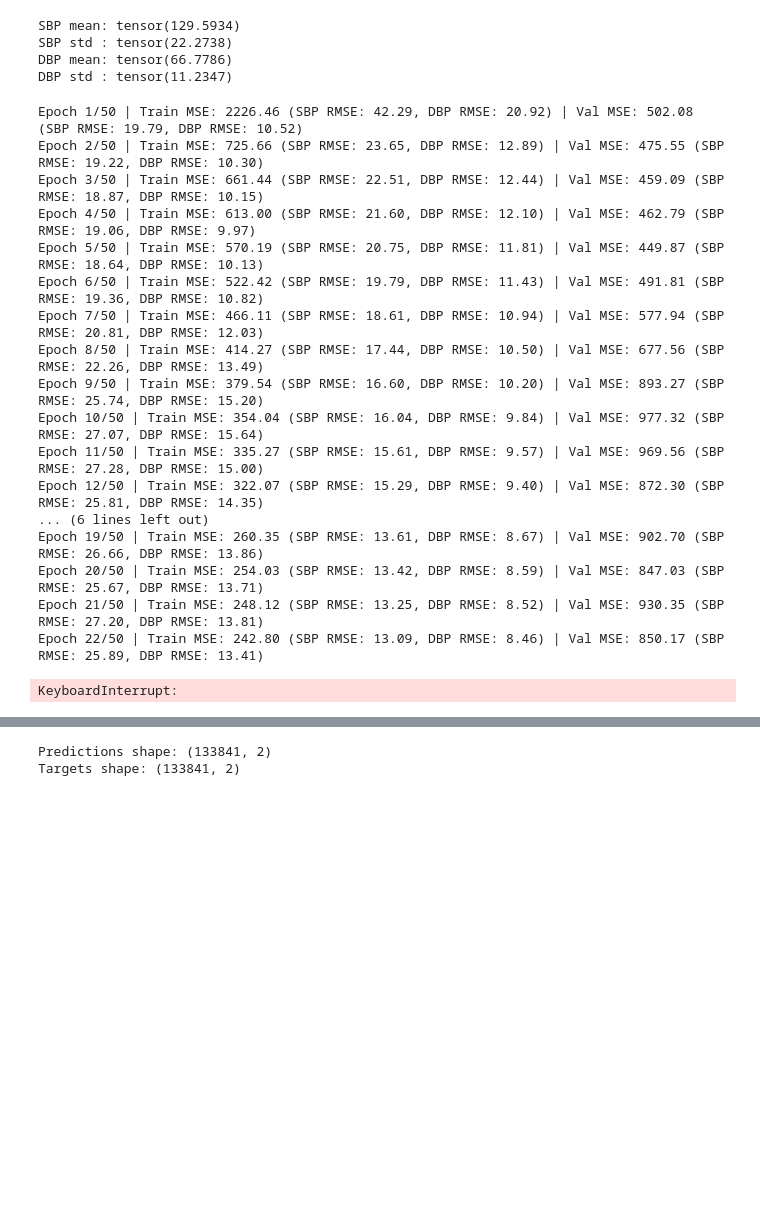
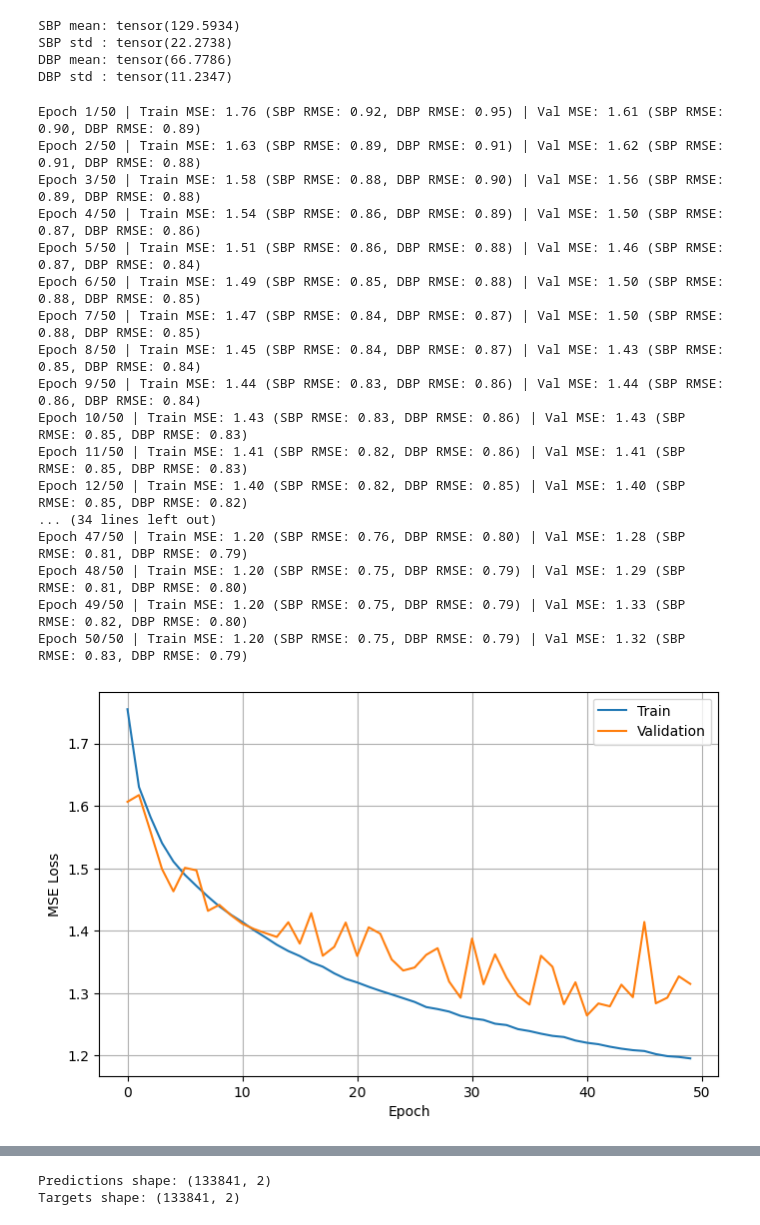
Before and after one commit to Yashvi1701/BP_estimation, a Jupyter notebook: experiments/cnn_lstm_uci.ipynb, the cells around one changed output, grey strips where cells are left out. Cells and saved outputs as stored; diff of their text form; code cells hidden in the pictures; blank space fills up the shorter version.

```diff
--- a/experiments/cnn_lstm_uci.ipynb
+++ b/experiments/cnn_lstm_uci.ipynb
@@ -705,17 +706,17 @@ y_test_tensor = torch.tensor(y_test, dtype=torch.float32)
 # %%
 train_dataset = PPGDataset(
     X_train,
-    y_train
+    y_train_norm
 )
 
 val_dataset = PPGDataset(
     X_val,
-    y_val
+    y_val_norm
 )
 
 test_dataset = PPGDataset(
     X_test,
-    y_test
+    y_test_norm
 )
 # %%
 BATCH_SIZE = 64
@@ -881,24 +882,36 @@ for epoch in range(EPOCHS):
     f"Train MSE: {train_loss:.2f} "
     f"(SBP RMSE: {train_sbp_rmse:.2f}, DBP RMSE: {train_dbp_rmse:.2f}) | "
     f"Val MSE: {val_loss:.2f} "
-    f"(SBP RMSE: {val_sbp_rmse:.2f}, DBP RMSE: {val_dbp_rmse:.2f})"
-)
+    f"(SBP RMSE: {val_sbp_rmse:.2f}, DBP RMSE: {val_dbp_rmse:.2f})")
 # %% [output]
-Epoch 1/50 | Train MSE: 2226.46 (SBP RMSE: 42.29, DBP RMSE: 20.92) | Val MSE: 502.08 (SBP RMSE: 19.79, DBP RMSE: 10.52)
-Epoch 2/50 | Train MSE: 725.66 (SBP RMSE: 23.65, DBP RMSE: 12.89) | Val MSE: 475.55 (SBP RMSE: 19.22, DBP RMSE: 10.30)
-Epoch 3/50 | Train MSE: 661.44 (SBP RMSE: 22.51, DBP RMSE: 12.44) | Val MSE: 459.09 (SBP RMSE: 18.87, DBP RMSE: 10.15)
-Epoch 4/50 | Train MSE: 613.00 (SBP RMSE: 21.60, DBP RMSE: 12.10) | Val MSE: 462.79 (SBP RMSE: 19.06, DBP RMSE: 9.97)
-Epoch 5/50 | Train MSE: 570.19 (SBP RMSE: 20.75, DBP RMSE: 11.81) | Val MSE: 449.87 (SBP RMSE: 18.64, DBP RMSE: 10.13)
-Epoch 6/50 | Train MSE: 522.42 (SBP RMSE: 19.79, DBP RMSE: 11.43) | Val MSE: 491.81 (SBP RMSE: 19.36, DBP RMSE: 10.82)
-Epoch 7/50 | Train MSE: 466.11 (SBP RMSE: 18.61, DBP RMSE: 10.94) | Val MSE: 577.94 (SBP RMSE: 20.81, DBP RMSE: 12.03)
-Epoch 8/50 | Train MSE: 414.27 (SBP RMSE: 17.44, DBP RMSE: 10.50) | Val MSE: 677.56 (SBP RMSE: 22.26, DBP RMSE: 13.49)
-Epoch 9/50 | Train MSE: 379.54 (SBP RMSE: 16.60, DBP RMSE: 10.20) | Val MSE: 893.27 (SBP RMSE: 25.74, DBP RMSE: 15.20)
-Epoch 10/50 | Train MSE: 354.04 (SBP RMSE: 16.04, DBP RMSE: 9.84) | Val MSE: 977.32 (SBP RMSE: 27.07, DBP RMSE: 15.64)
-Epoch 11/50 | Train MSE: 335.27 (SBP RMSE: 15.61, DBP RMSE: 9.57) | Val MSE: 969.56 (SBP RMSE: 27.28, DBP RMSE: 15.00)
-Epoch 12/50 | Train MSE: 322.07 (SBP RMSE: 15.29, DBP RMSE: 9.40) | Val MSE: 872.30 (SBP RMSE: 25.81, DBP RMSE: 14.35)
-... (6 lines left out)
-Epoch 19/50 | Train MSE: 260.35 (SBP RMSE: 13.61, DBP RMSE: 8.67) | Val MSE: 902.70 (SBP RMSE: 26.66, DBP RMSE: 13.86)
-Epoch 20/50 | Train MSE: 254.03 (SBP RMSE: 13.42, DBP RMSE: 8.59) | Val MSE: 847.03 (SBP RMSE: 25.67, DBP RMSE: 13.71)
-Epoch 21/50 | Train MSE: 248.12 (SBP RMSE: 13.25, DBP RMSE: 8.52) | Val MSE: 930.35 (SBP RMSE: 27.20, DBP RMSE: 13.81)
-Epoch 22/50 | Train MSE: 242.80 (SBP RMSE: 13.09, DBP RMSE: 8.46) | Val MSE: 850.17 (SBP RMSE: 25.89, DBP RMSE: 13.41)
+Epoch 1/50 | Train MSE: 1.76 (SBP RMSE: 0.92, DBP RMSE: 0.95) | Val MSE: 1.61 (SBP RMSE: 0.90, DBP RMSE: 0.89)
+Epoch 2/50 | Train MSE: 1.63 (SBP RMSE: 0.89, DBP RMSE: 0.91) | Val MSE: 1.62 (SBP RMSE: 0.91, DBP RMSE: 0.88)
+Epoch 3/50 | Train MSE: 1.58 (SBP RMSE: 0.88, DBP RMSE: 0.90) | Val MSE: 1.56 (SBP RMSE: 0.89, DBP RMSE: 0.88)
+Epoch 4/50 | Train MSE: 1.54 (SBP RMSE: 0.86, DBP RMSE: 0.89) | Val MSE: 1.50 (SBP RMSE: 0.87, DBP RMSE: 0.86)
+Epoch 5/50 | Train MSE: 1.51 (SBP RMSE: 0.86, DBP RMSE: 0.88) | Val MSE: 1.46 (SBP RMSE: 0.87, DBP RMSE: 0.84)
+Epoch 6/50 | Train MSE: 1.49 (SBP RMSE: 0.85, DBP RMSE: 0.88) | Val MSE: 1.50 (SBP RMSE: 0.88, DBP RMSE: 0.85)
+Epoch 7/50 | Train MSE: 1.47 (SBP RMSE: 0.84, DBP RMSE: 0.87) | Val MSE: 1.50 (SBP RMSE: 0.88, DBP RMSE: 0.85)
+Epoch 8/50 | Train MSE: 1.45 (SBP RMSE: 0.84, DBP RMSE: 0.87) | Val MSE: 1.43 (SBP RMSE: 0.85, DBP RMSE: 0.84)
+Epoch 9/50 | Train MSE: 1.44 (SBP RMSE: 0.83, DBP RMSE: 0.86) | Val MSE: 1.44 (SBP RMSE: 0.86, DBP RMSE: 0.84)
+Epoch 10/50 | Train MSE: 1.43 (SBP RMSE: 0.83, DBP RMSE: 0.86) | Val MSE: 1.43 (SBP RMSE: 0.85, DBP RMSE: 0.83)
+Epoch 11/50 | Train MSE: 1.41 (SBP RMSE: 0.82, DBP RMSE: 0.86) | Val MSE: 1.41 (SBP RMSE: 0.85, DBP RMSE: 0.83)
+Epoch 12/50 | Train MSE: 1.40 (SBP RMSE: 0.82, DBP RMSE: 0.85) | Val MSE: 1.40 (SBP RMSE: 0.85, DBP RMSE: 0.82)
+... (34 lines left out)
+Epoch 47/50 | Train MSE: 1.20 (SBP RMSE: 0.76, DBP RMSE: 0.80) | Val MSE: 1.28 (SBP RMSE: 0.81, DBP RMSE: 0.79)
+Epoch 48/50 | Train MSE: 1.20 (SBP RMSE: 0.75, DBP RMSE: 0.79) | Val MSE: 1.29 (SBP RMSE: 0.81, DBP RMSE: 0.80)
+Epoch 49/50 | Train MSE: 1.20 (SBP RMSE: 0.75, DBP RMSE: 0.79) | Val MSE: 1.33 (SBP RMSE: 0.82, DBP RMSE: 0.80)
+Epoch 50/50 | Train MSE: 1.20 (SBP RMSE: 0.75, DBP RMSE: 0.79) | Val MSE: 1.32 (SBP RMSE: 0.83, DBP RMSE: 0.79)
-KeyboardInterrupt:
+# %%
+plt.figure(figsize=(8,5))
+
+plt.plot(train_losses,label="Train")
+plt.plot(val_losses,label="Validation")
+
+plt.xlabel("Epoch")
+plt.ylabel("MSE Loss")
+plt.legend()
+plt.grid()
+
+plt.show()
+# %% [output]
+[figure, added]
```
Also changed, not shown: parts of 20 cells of this notebook, 6 other files.
